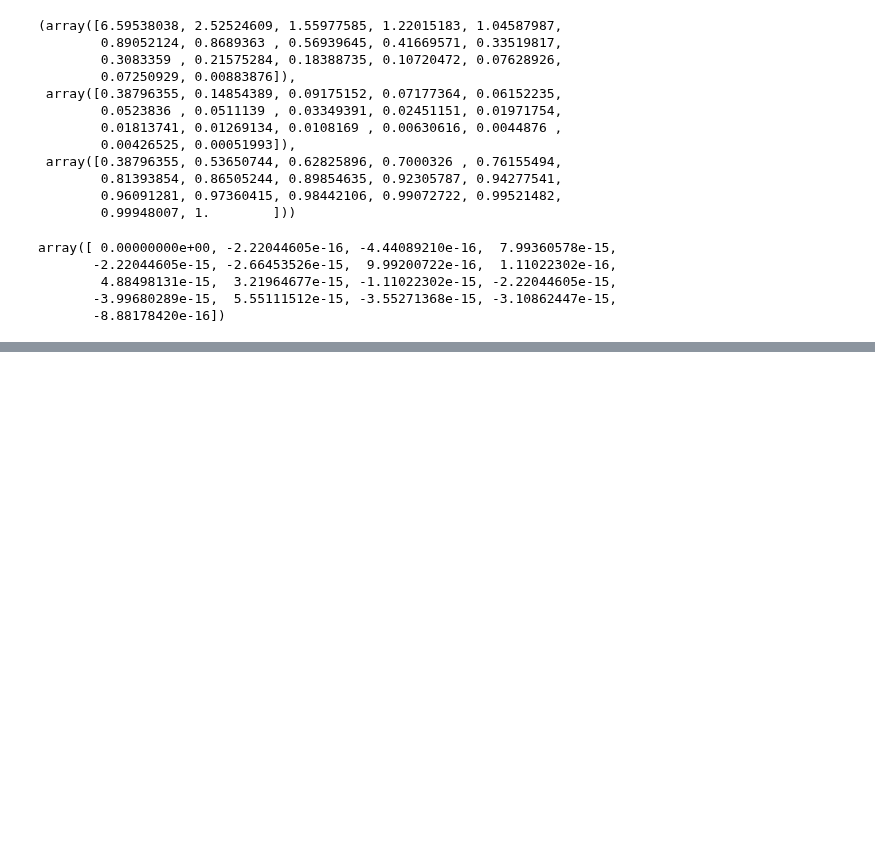
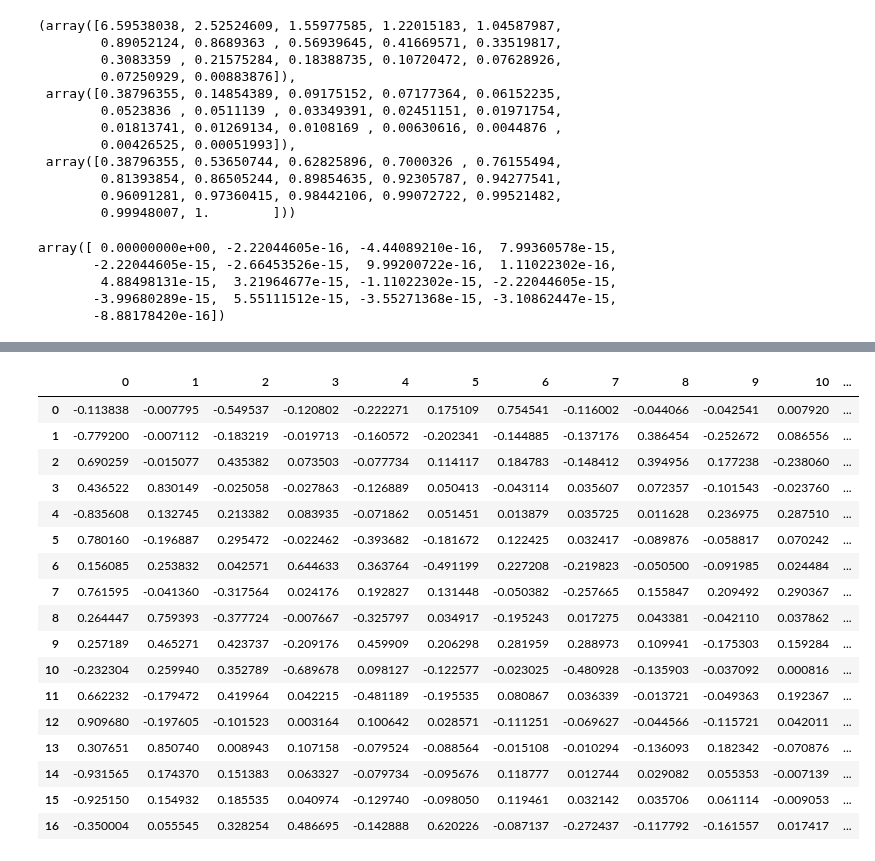
Before and after one commit to DavidGuzzi/MECMT04, a Jupyter notebook: problem_set_5/ps5.ipynb, the cells around one changed output, grey strips where cells are left out. Saved outputs shown, nothing was run; the diff lists cells and outputs as text; code cells hidden in the pictures; blank space fills up the shorter version.

```diff
--- a/problem_set_5/ps5.ipynb
+++ b/problem_set_5/ps5.ipynb
@@ -198,10 +198,10 @@ from factor_analyzer import FactorAnalyzer
 fa = FactorAnalyzer(n_factors=17, method='principal', rotation=None, bounds=None)  # Sin rotación
 
 # Ajustar el análisis factorial a los datos
-fa.fit(ndf)
+model = fa.fit(ndf)
 
 # Obtener las cargas factoriales sin rotación
-factor_loadings = fa.loadings_
+factor_loadings = model.loadings_
 pd.DataFrame(factor_loadings)
 # %% [output]
 |  | 0 | 1 | 2 | 3 | 4 | 5 | 6 | 7 | 8 | 9 | 10 | ... |
@@ -223,7 +223,7 @@ pd.DataFrame(factor_loadings)
 | 15 | -0.925150 | 0.154932 | 0.185535 | 0.040974 | 0.129740 | 0.098050 | 0.119461 | -0.032142 | 0.035706 | -0.061114 | -0.009053 | ... |
 | 16 | -0.350004 | 0.055545 | 0.328254 | 0.486695 | 0.142888 | -0.620226 | -0.087137 | 0.272437 | -0.117792 | 0.161557 | 0.017417 | ... |
 # %%
-eigenvalues, _ = fa.get_eigenvalues()
+eigenvalues, _ = model.get_eigenvalues()
 pd.DataFrame(eigenvalues)
 # %% [output]
 |  | 0 |
@@ -292,0 +506,4 @@ fa.phi_
+# %%
+fa = FA()
+eigenvals, eigenvectors = fa.Eigens(ndf)
+print(eigenvals)
@@ -292,0 +634,21 @@ fa.phi_
+# %%
+pd.DataFrame(loadings)
+# %% [output]
+|  | 0 | 1 | 2 | 3 | 4 | 5 | 6 | 7 | 8 | 9 | 10 | ... |
+| 0 | -0.113838 | -0.007795 | -0.549537 | -0.120802 | -0.222271 | 0.175109 | 0.754541 | -0.116002 | -0.044066 | -0.042541 | 0.007920 | ... |
+| 1 | -0.779200 | -0.007112 | -0.183219 | -0.019713 | -0.160572 | -0.202341 | -0.144885 | -0.137176 | 0.386454 | -0.252672 | 0.086556 | ... |
+| 2 | 0.690259 | -0.015077 | 0.435382 | 0.073503 | -0.077734 | 0.114117 | 0.184783 | -0.148412 | 0.394956 | 0.177238 | -0.238060 | ... |
+| 3 | 0.436522 | 0.830149 | -0.025058 | -0.027863 | -0.126889 | 0.050413 | -0.043114 | 0.035607 | 0.072357 | -0.101543 | -0.023760 | ... |
+| 4 | -0.835608 | 0.132745 | 0.213382 | 0.083935 | -0.071862 | 0.051451 | 0.013879 | 0.035725 | 0.011628 | 0.236975 | 0.287510 | ... |
+| 5 | 0.780160 | -0.196887 | 0.295472 | -0.022462 | -0.393682 | -0.181672 | 0.122425 | 0.032417 | -0.089876 | -0.058817 | 0.070242 | ... |
+| 6 | 0.156085 | 0.253832 | 0.042571 | 0.644633 | 0.363764 | -0.491199 | 0.227208 | -0.219823 | -0.050500 | -0.091985 | 0.024484 | ... |
+| 7 | 0.761595 | -0.041360 | -0.317564 | 0.024176 | 0.192827 | 0.131448 | -0.050382 | -0.257665 | 0.155847 | 0.209492 | 0.290367 | ... |
+| 8 | 0.264447 | 0.759393 | -0.377724 | -0.007667 | -0.325797 | 0.034917 | -0.195243 | 0.017275 | 0.043381 | -0.042110 | 0.037862 | ... |
+| 9 | 0.257189 | 0.465271 | 0.423737 | -0.209176 | 0.459909 | 0.206298 | 0.281959 | 0.288973 | 0.109941 | -0.175303 | 0.159284 | ... |
+| 10 | -0.232304 | 0.259940 | 0.352789 | -0.689678 | 0.098127 | -0.122577 | -0.023025 | -0.480928 | -0.135903 | -0.037092 | 0.000816 | ... |
+| 11 | 0.662232 | -0.179472 | 0.419964 | 0.042215 | -0.481189 | -0.195535 | 0.080867 | 0.036339 | -0.013721 | -0.049363 | 0.192367 | ... |
+| 12 | 0.909680 | -0.197605 | -0.101523 | 0.003164 | 0.100642 | 0.028571 | -0.111251 | -0.069627 | -0.044566 | -0.115721 | 0.042011 | ... |
+| 13 | 0.307651 | 0.850740 | 0.008943 | 0.107158 | -0.079524 | -0.088564 | -0.015108 | -0.010294 | -0.136093 | 0.182342 | -0.070876 | ... |
+| 14 | -0.931565 | 0.174370 | 0.151383 | 0.063327 | -0.079734 | -0.095676 | 0.118777 | 0.012744 | 0.029082 | 0.055353 | -0.007139 | ... |
+| 15 | -0.925150 | 0.154932 | 0.185535 | 0.040974 | -0.129740 | -0.098050 | 0.119461 | 0.032142 | 0.035706 | 0.061114 | -0.009053 | ... |
+| 16 | -0.350004 | 0.055545 | 0.328254 | 0.486695 | -0.142888 | 0.620226 | -0.087137 | -0.272437 | -0.117792 | -0.161557 | 0.017417 | ... |
```
Also changed, not shown: parts of 6 cells of this notebook.
